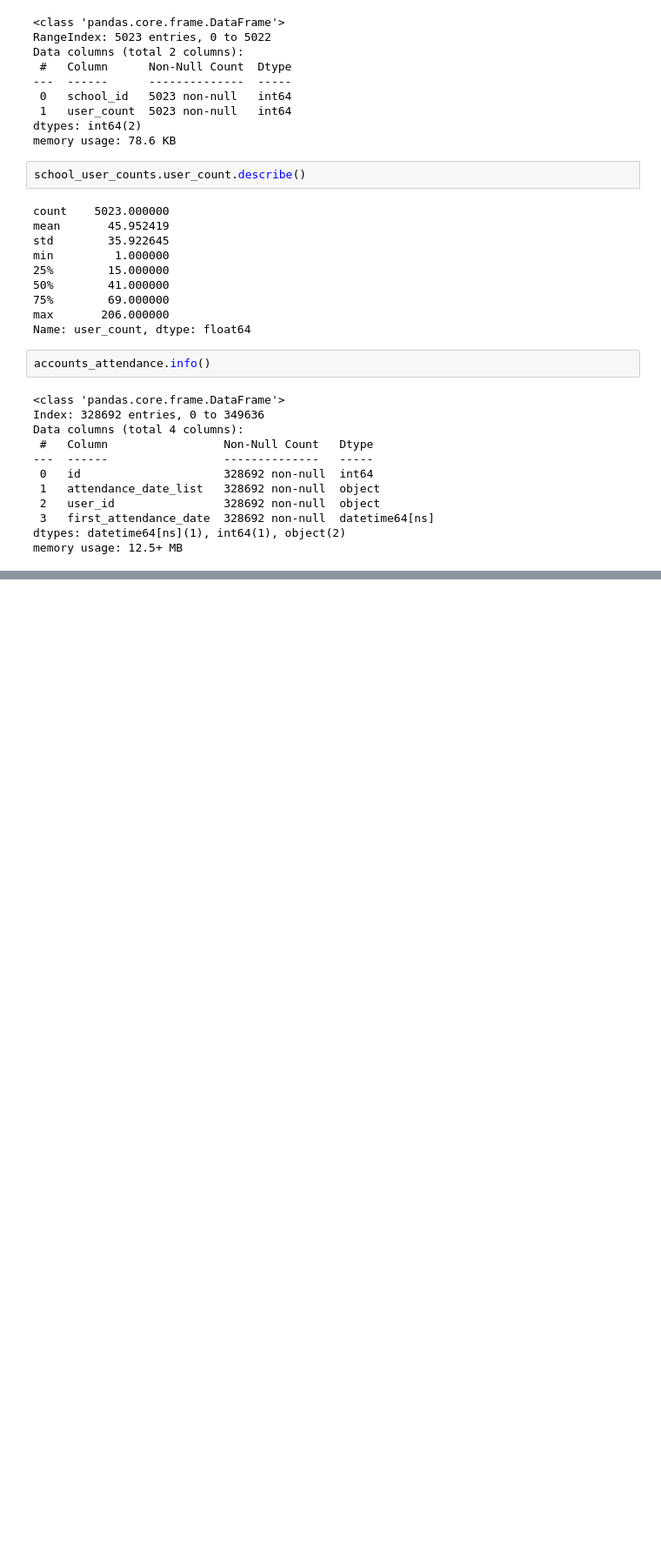
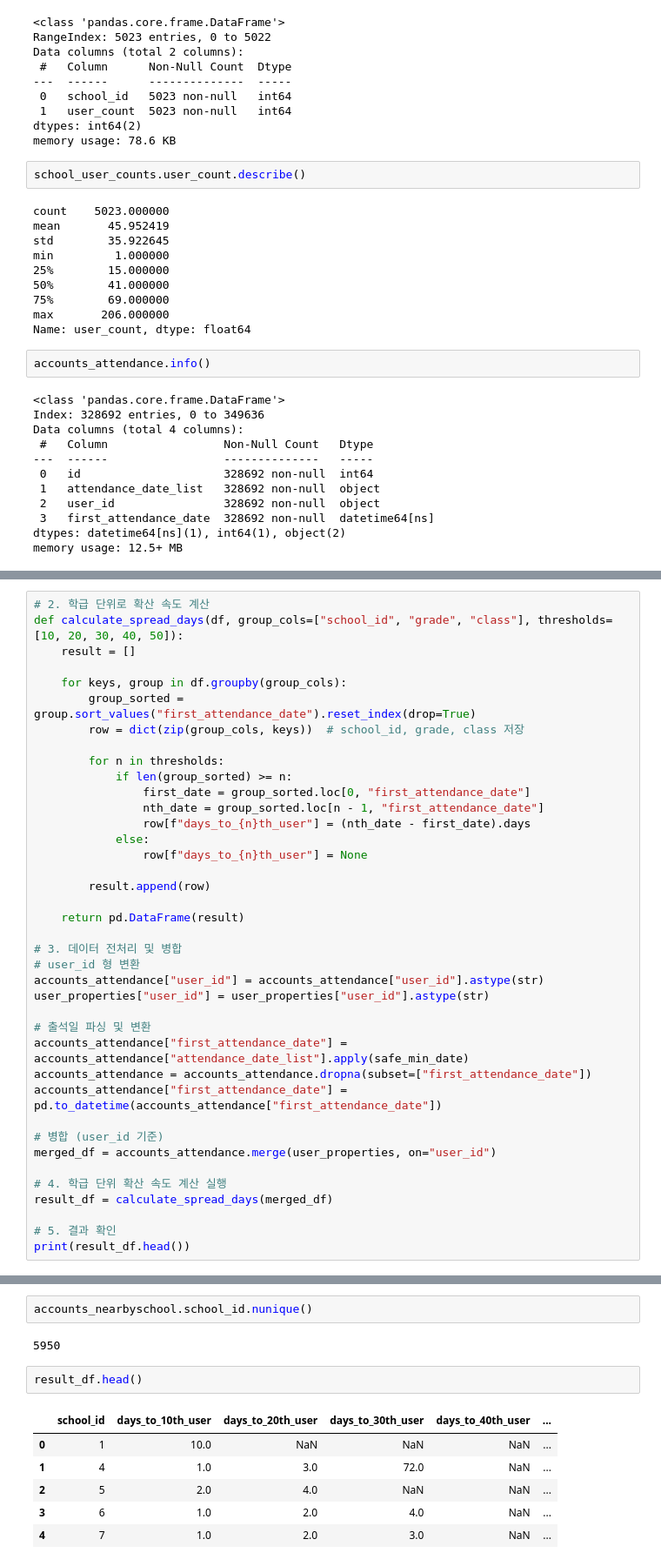
Before and after one commit to seung127/codeit_project, a Jupyter notebook: codeit-project-docker/notebooks/gsc_connect_check.ipynb, the cells around one changed output, grey strips where cells are left out. Shown at 87% size. Saved outputs shown, nothing was run; the diff lists cells and outputs as text; blank space fills up the shorter version.

```diff
--- a/codeit-project-docker/notebooks/gsc_connect_check.ipynb
+++ b/codeit-project-docker/notebooks/gsc_connect_check.ipynb
@@ -1249,0 +1292,39 @@ memory usage: 12.5+ MB
+# %%
+# 2. 학급 단위로 확산 속도 계산
+def calculate_spread_days(df, group_cols=["school_id", "grade", "class"], thresholds=[10, 20, 30, 40, 50]):
+    result = []
+
+    for keys, group in df.groupby(group_cols):
+        group_sorted = group.sort_values("first_attendance_date").reset_index(drop=True)
+        row = dict(zip(group_cols, keys))  # school_id, grade, class 저장
+
+        for n in thresholds:
+            if len(group_sorted) >= n:
+                first_date = group_sorted.loc[0, "first_attendance_date"]
+                nth_date = group_sorted.loc[n - 1, "first_attendance_date"]
+                row[f"days_to_{n}th_user"] = (nth_date - first_date).days
+            else:
+                row[f"days_to_{n}th_user"] = None
+
+        result.append(row)
+
+    return pd.DataFrame(result)
+
+# 3. 데이터 전처리 및 병합
+# user_id 형 변환
+accounts_attendance["user_id"] = accounts_attendance["user_id"].astype(str)
+user_properties["user_id"] = user_properties["user_id"].astype(str)
+
+# 출석일 파싱 및 변환
+accounts_attendance["first_attendance_date"] = accounts_attendance["attendance_date_list"].apply(safe_min_date)
+accounts_attendance = accounts_attendance.dropna(subset=["first_attendance_date"])
+accounts_attendance["first_attendance_date"] = pd.to_datetime(accounts_attendance["first_attendance_date"])
+
+# 병합 (user_id 기준)
+merged_df = accounts_attendance.merge(user_properties, on="user_id")
+
+# 4. 학급 단위 확산 속도 계산 실행
+result_df = calculate_spread_days(merged_df)
+
+# 5. 결과 확인
+print(result_df.head())
@@ -1249,0 +1349,13 @@ memory usage: 12.5+ MB
+# %%
+accounts_nearbyschool.school_id.nunique()
+# %% [output]
+5950
+# %%
+result_df.head()
+# %% [output]
+|  | school_id | days_to_10th_user | days_to_20th_user | days_to_30th_user | days_to_40th_user | ... |
+| 0 | 1 | 10.0 | NaN | NaN | NaN | ... |
+| 1 | 4 | 1.0 | 3.0 | 72.0 | NaN | ... |
+| 2 | 5 | 2.0 | 4.0 | NaN | NaN | ... |
+| 3 | 6 | 1.0 | 2.0 | 4.0 | NaN | ... |
+| 4 | 7 | 1.0 | 2.0 | 3.0 | NaN | ... |
```
Also changed, not shown: parts of 7 cells of this notebook, 1 other file.
